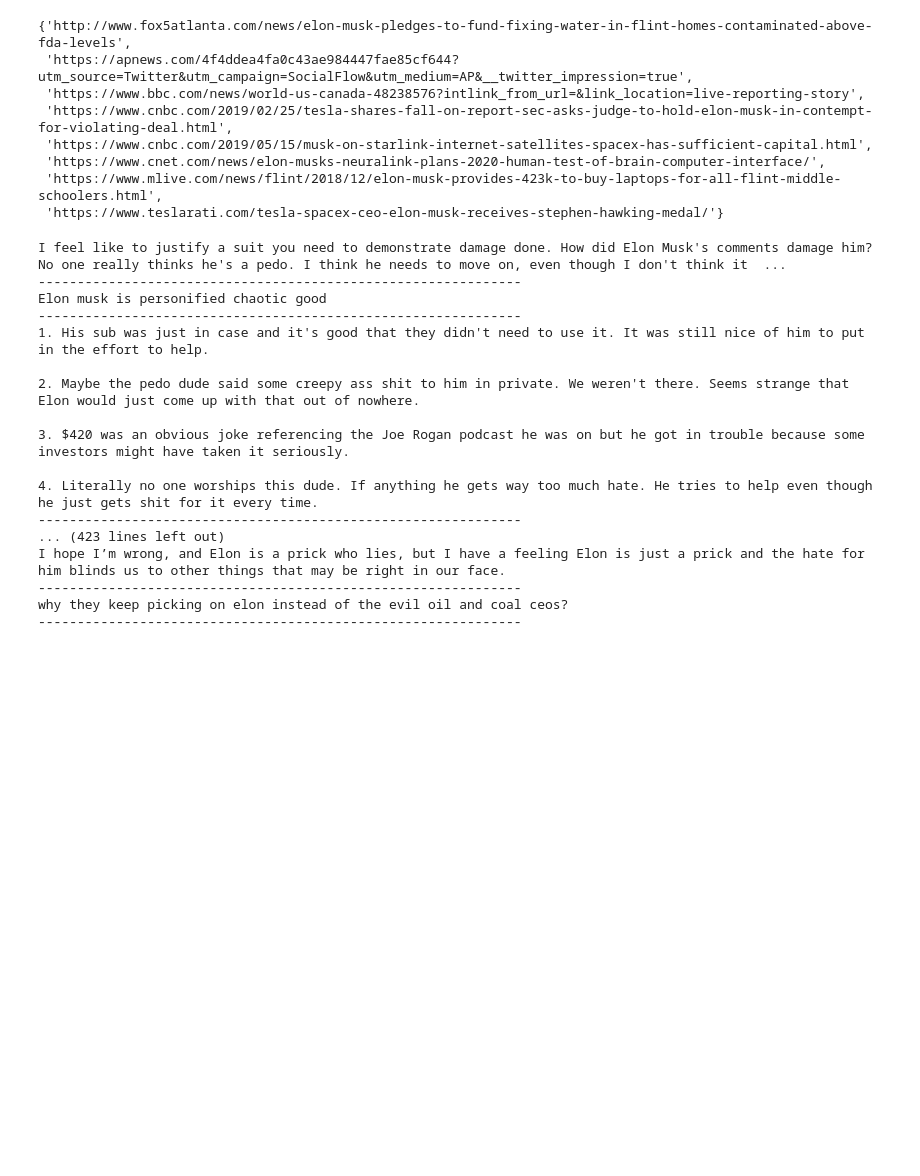
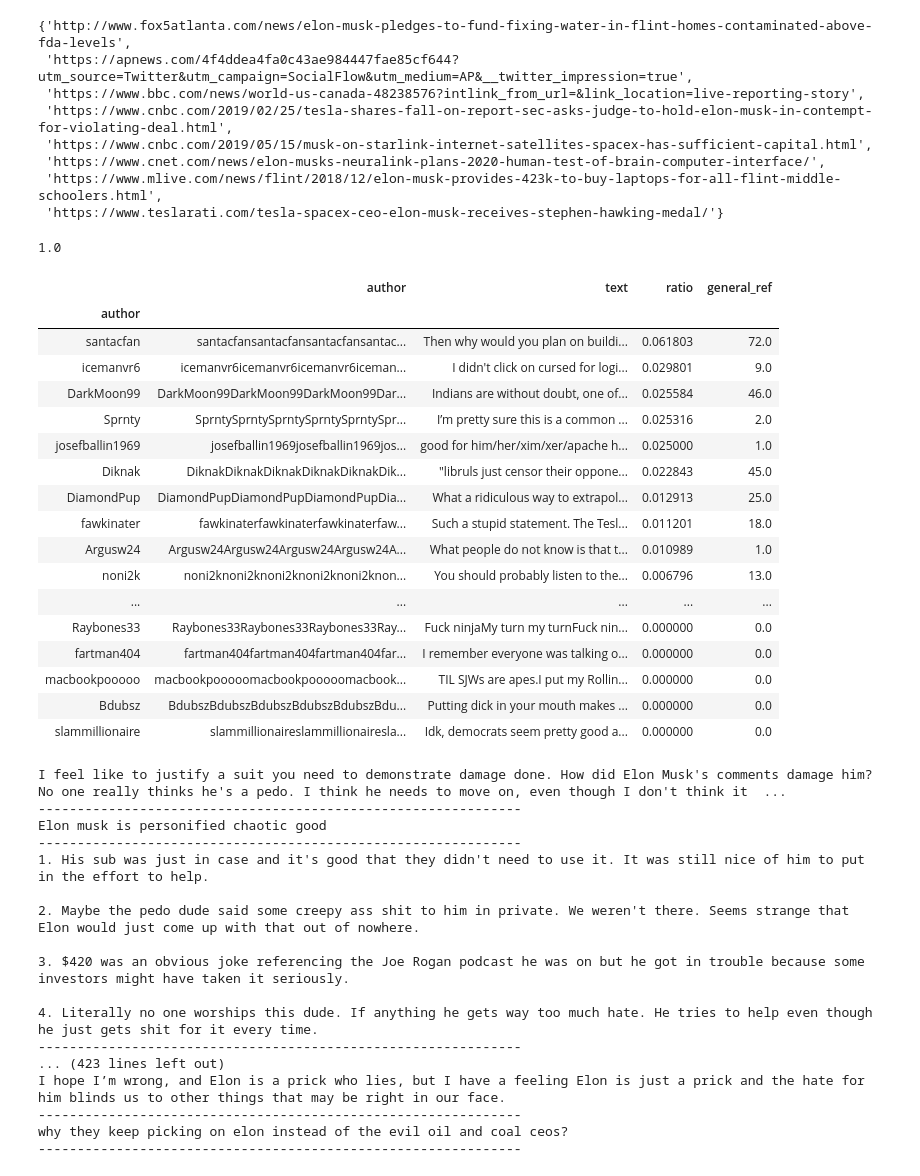
Before and after one commit to justin-riley/sock-puppet-search, a Jupyter notebook: Untitled.ipynb, the cells around one changed output. Drawn from its saved outputs; the diff is of its cells as text; code cells hidden in the pictures; blank space fills up the shorter version.

```diff
--- a/Untitled.ipynb
+++ b/Untitled.ipynb
@@ -148,7 +148,35 @@ def referenced_elon_or_companies(text):
+# %%
+referenced_elon_or_companies('testing test')
+# %% [output]
+1.0
+# %%
+specific_users['counter'] = 1.0
 # %%
-specific_users['polarity'] = specific_users['text'].apply(get_polarity)
+specific_users['general_ref'] = specific_users['text'].apply(referenced_elon_or_companies)
-# %%
-specific_users['said_elon?'] = specific_users['text'].apply(referenced_elon)
+# %%
+specific_counts = specific_users.groupby('author').apply(sum)
+specific_counts['ratio'] = specific_counts['general_ref']/specific_counts['counter']
+# %%
+specific_counts.sort_values('ratio',ascending=False)[['author','text','ratio','general_ref']]
+# %% [output]
+|  | author | text | ratio | general_ref |
+| author |  |  |  |  |
+| santacfan | santacfansantacfansantacfansantac... | Then why would you plan on buildi... | 0.061803 | 72.0 |
+| icemanvr6 | icemanvr6icemanvr6icemanvr6iceman... | I didn't click on cursed for logi... | 0.029801 | 9.0 |
+| DarkMoon99 | DarkMoon99DarkMoon99DarkMoon99Dar... | Indians are without doubt, one of... | 0.025584 | 46.0 |
+| Sprnty | SprntySprntySprntySprntySprntySpr... | I’m pretty sure this is a common ... | 0.025316 | 2.0 |
+| josefballin1969 | josefballin1969josefballin1969jos... | good for him/her/xim/xer/apache h... | 0.025000 | 1.0 |
+| Diknak | DiknakDiknakDiknakDiknakDiknakDik... | "libruls just censor their oppone... | 0.022843 | 45.0 |
+| DiamondPup | DiamondPupDiamondPupDiamondPupDia... | What a ridiculous way to extrapol... | 0.012913 | 25.0 |
+| fawkinater | fawkinaterfawkinaterfawkinaterfaw... | Such a stupid statement. The Tesl... | 0.011201 | 18.0 |
+| Argusw24 | Argusw24Argusw24Argusw24Argusw24A... | What people do not know is that t... | 0.010989 | 1.0 |
+| noni2k | noni2knoni2knoni2knoni2knoni2knon... | You should probably listen to the... | 0.006796 | 13.0 |
+| ... | ... | ... | ... | ... |
+| Raybones33 | Raybones33Raybones33Raybones33Ray... | Fuck ninjaMy turn my turnFuck nin... | 0.000000 | 0.0 |
+| fartman404 | fartman404fartman404fartman404far... | I remember everyone was talking o... | 0.000000 | 0.0 |
+| macbookpooooo | macbookpooooomacbookpooooomacbook... | TIL SJWs are apes.I put my Rollin... | 0.000000 | 0.0 |
+| Bdubsz | BdubszBdubszBdubszBdubszBdubszBdu... | Putting dick in your mouth makes ... | 0.000000 | 0.0 |
+| slammillionaire | slammillionaireslammillionairesla... | Idk, democrats seem pretty good a... | 0.000000 | 0.0 |
 # %%
 for string in specific_users[specific_users['said_elon?'] == 1]['text'].tolist():
     print(string)
```
Also changed, not shown: parts of 12 cells of this notebook, 31 other files.
